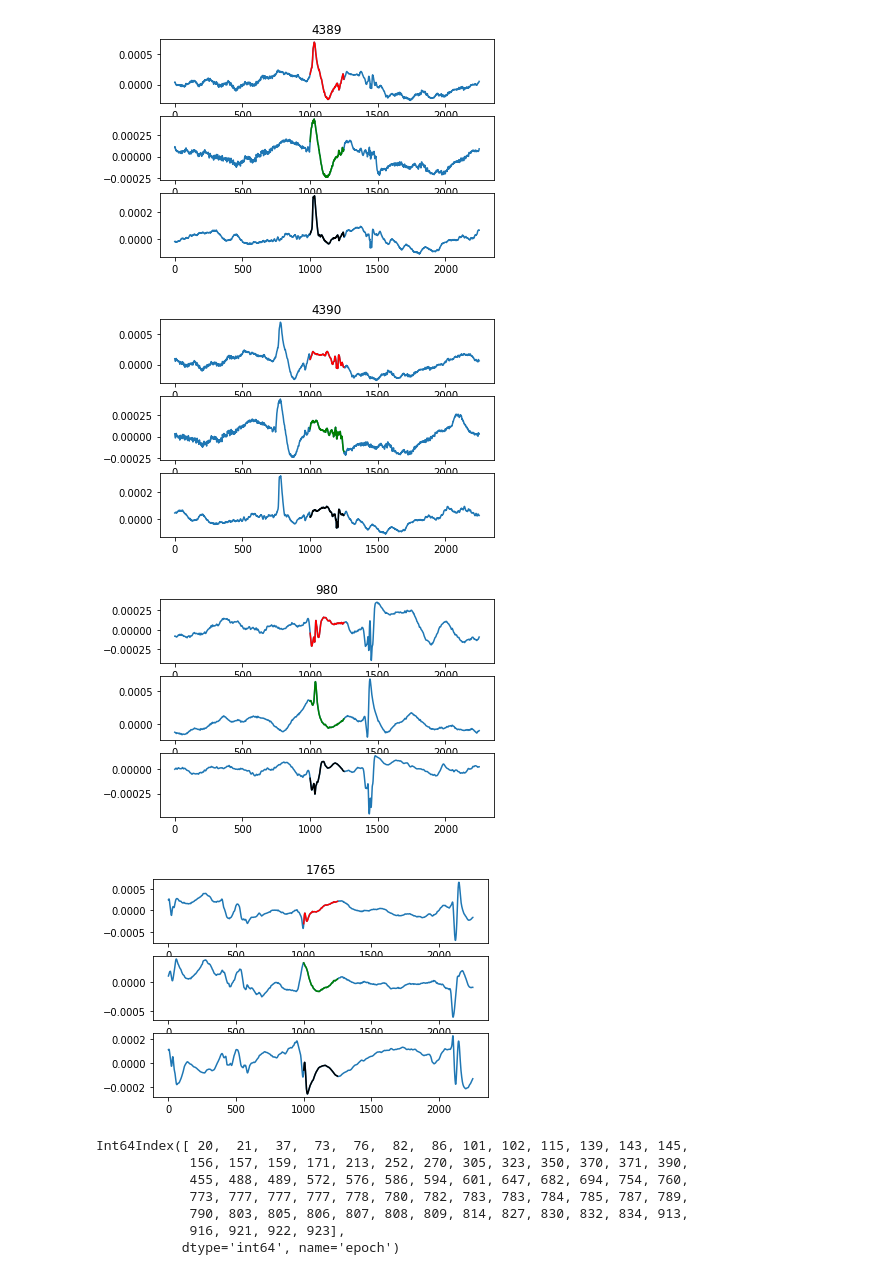
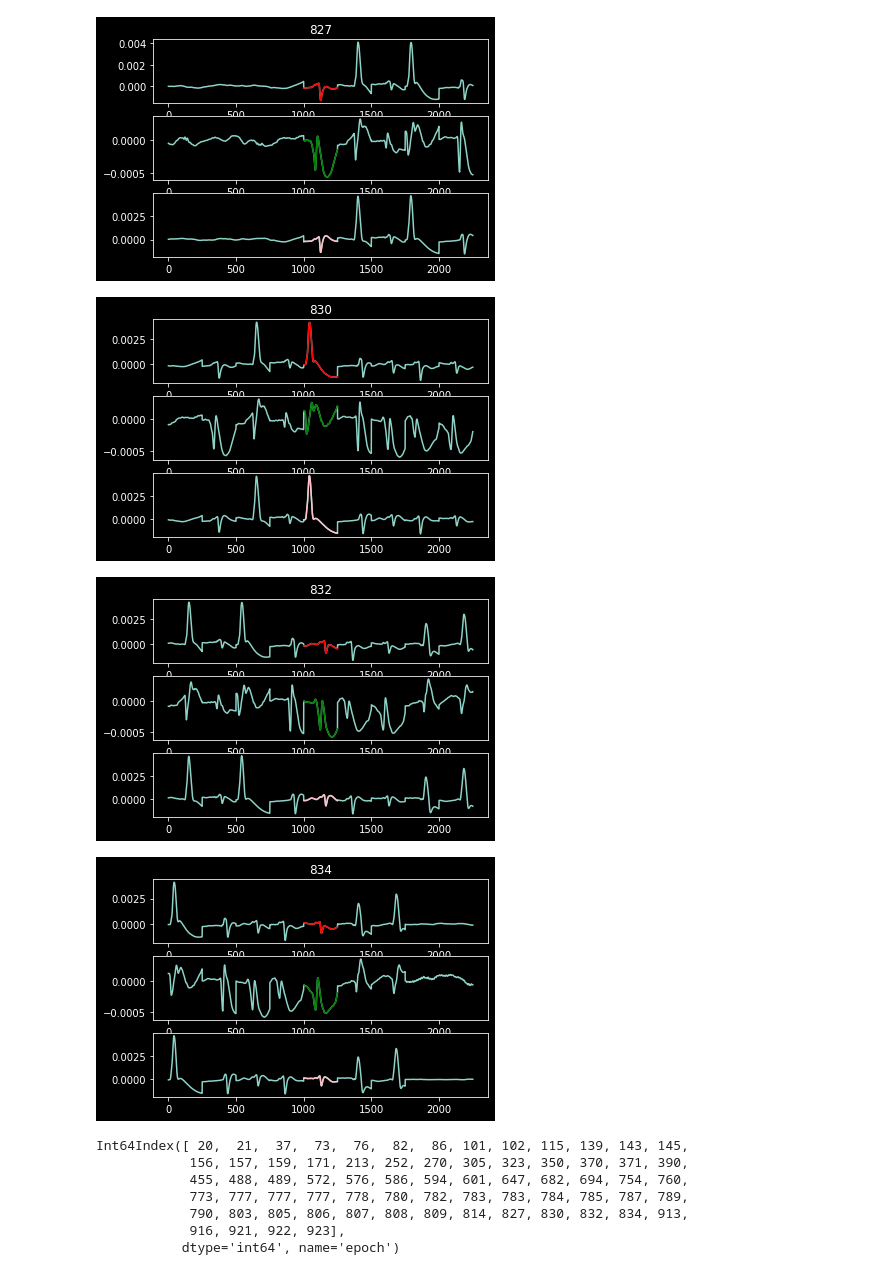
Before and after one commit to The1per/spikes_notebooks, a Jupyter notebook: yasa_model.ipynb, the cells around one changed output. Drawn from its saved outputs; the diff is of its cells as text; code cells hidden in the pictures.

```diff
--- a/yasa_model.ipynb
+++ b/yasa_model.ipynb
@@ -18,7 +18,7 @@ from sklearn.feature_selection import VarianceThreshold
 import xgboost as xgb
 import joblib
 import seaborn as sns
-# plt.style.use('dark_background')
+plt.style.use('dark_background')
 pd.options.display.precision = 10
 # %%
 sr = 1000
@@ -185,7 +185,7 @@ def calc_features(epochs):
 
     # Convert to dataframe
     feat = pd.DataFrame(feat)
-    feat.index.name = 'epoch'
+    # feat.index.name = 'epoch'
 
     #############################
     # SMOOTHING & NORMALIZATION
@@ -269,7 +269,10 @@ def run_all_multi_channel_with_x_neighbor():
 
                 feat_all = pd.concat([feat_all, features], axis=0)
 
-    feat_all = feat_all.reset_index()
+    # feat_all = feat_all.drop('epoch', axis=1)
+    feat_all = feat_all.reset_index(drop=True)
+    feat_all.index.name = 'epoch'
+
     return x_AH, x_bi, x_A, feat_all, y_all
 # %%
 def run_one():
@@ -361,5 +364,5 @@ for i in i_pred[:10]:
     axs[1].plot(range(1000, 1250), x_A[i], c='green')
     pred_view = np.concatenate(x_bi[i - 4: i + 5])
     axs[2].plot(pred_view)
-    axs[2].plot(range(1000, 1250), x_bi[i], c='black')
+    axs[2].plot(range(1000, 1250), x_bi[i], c='pink')
 # %% [output]
@@ -372,7 +375,7 @@ for i in i_pred[:10]:
-[figure, old version]
+[figure, new version]
-[figure, old version]
+[figure, new version]
-[figure, old version]
+[figure, new version]
-[figure, old version]
+[figure, new version]
 # %%
 # %% [output]
 Int64Index([ 20,  21,  37,  73,  76,  82,  86, 101, 102, 115, 139, 143, 145,
```
Also changed, not shown: parts of 4 cells of this notebook.
